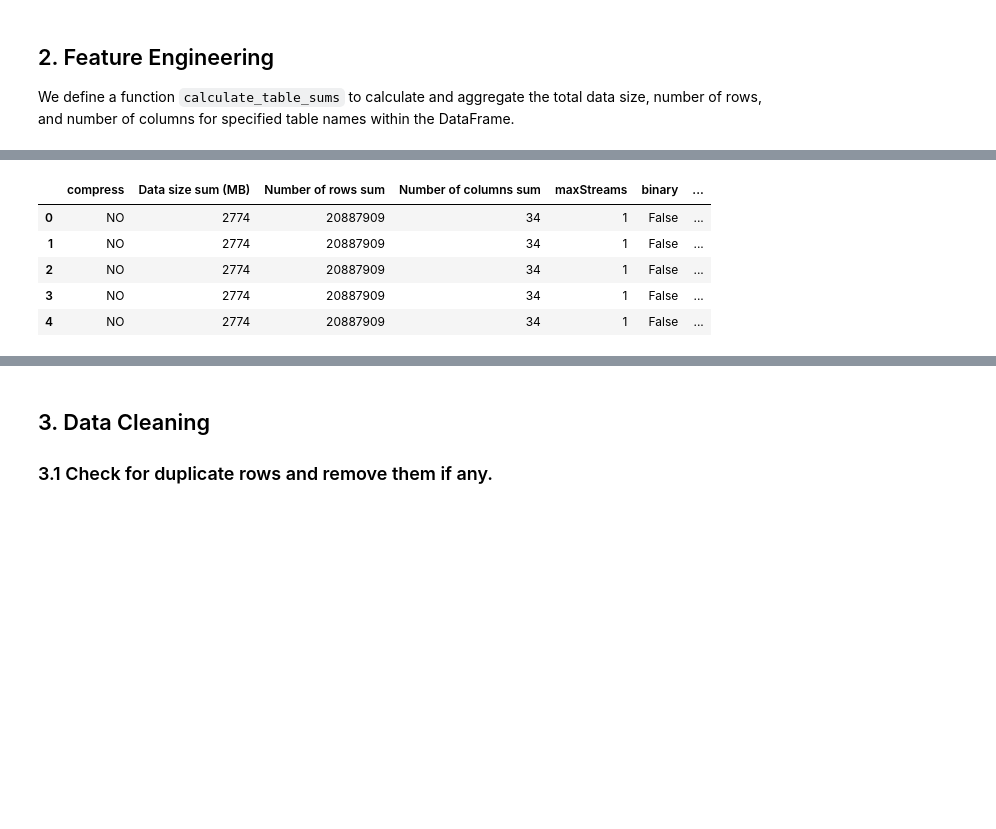
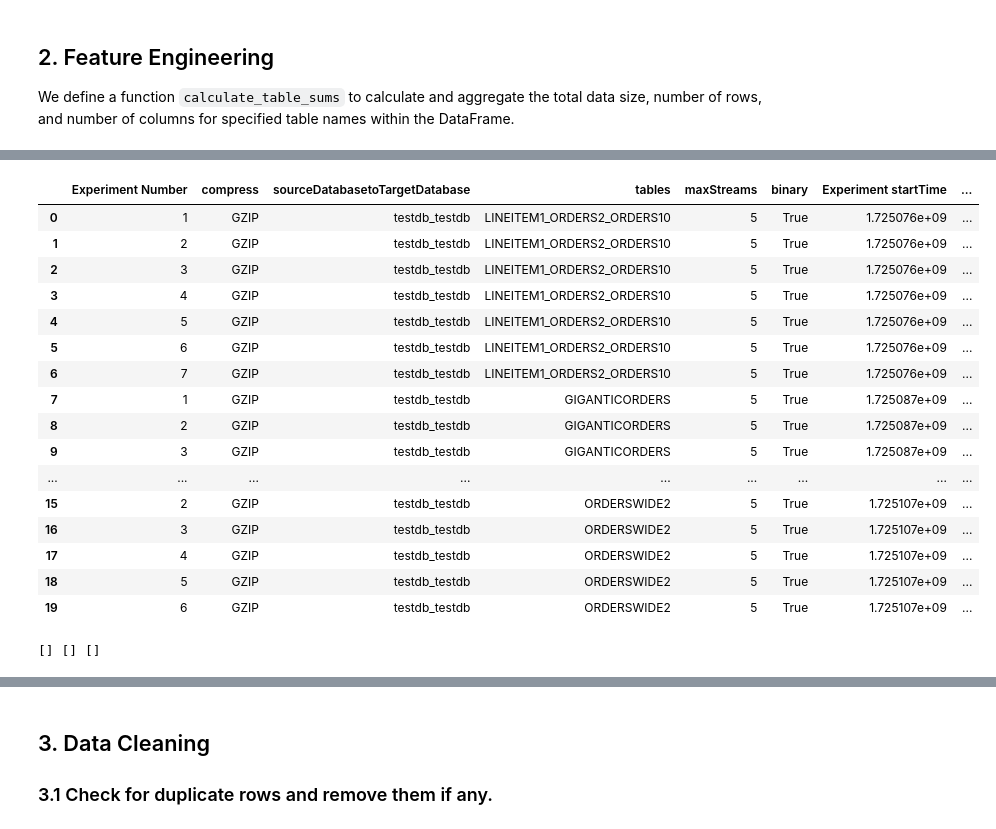
Before and after one commit to yorku-ease/DmML, a Jupyter notebook: db2_data_cleaning.ipynb, the cells around one changed output, grey strips where cells are left out. Drawn from its saved outputs; the diff is of its cells as text; code cells hidden in the pictures; blank space fills up the shorter version.

Commit message:
Trained the model on new data

```diff
--- a/db2_data_cleaning.ipynb
+++ b/db2_data_cleaning.ipynb
@@ -157,10 +272,7 @@ performance_dfs = [exp1_performance_df, exp2_performance_df, exp3_performance_df
                    exp13_performance_df, exp14_performance_df, exp15_performance_df,
                    exp16_performance_df, exp17_performance_df, exp18_performance_df,
                    exp19_performance_df, exp20_performance_df, exp21_performance_df,
-                   exp22_performance_df, exp23_performance_df, exp24_performance_df,
-                   v2_exp1_performance_df, v2_exp2_performance_df, v2_exp3_performance_df,
-                   v2_exp4_performance_df, v2_exp5_performance_df, v2_exp6_performance_df,
-                   v2_exp7_performance_df, v2_exp8_performance_df, v2_exp9_performance_df]
+                   exp22_performance_df, exp23_performance_df, exp24_performance_df]
 
 performance_df = pd.concat(performance_dfs, ignore_index=True)
 # %%
@@ -223,4 +353,2 @@ def calculate_table_sums(exp_df, tables_df):
 
     return exp_df
-# %%
-performance_df = calculate_table_sums(performance_df, tables_df)
@@ -229,3 +355 @@ performance_df = calculate_table_sums(performance_df, tables_df)
-# %%
-performance_df.drop(labels=['Experiment Number', 'sourceDatabasetoTargetDatabase', 'tables', 'TotalExperimentTime', 'totalPrecheckTime', 'TotalClearTime', 'Experiment startTime'], axis=1, inplace=True)
 # %%
@@ -248,12 +390,33 @@ df2_repeated = pd.concat([source_machine_df]*len(performance_df), ignore_index=T
 
 
 result_df = pd.concat([performance_df, df2_repeated], axis=1)
+# %%
+# Ensure that both DataFrames have the same column order
+v2_performance_df = v2_performance_df[result_df.columns]
+
+# Concatenate the two DataFrames
+result_df = pd.concat([v2_performance_df, result_df], ignore_index=True)
 # %%
-result_df.head()
+result_df.head(20)
 # %% [output]
-|  | compress | Data size sum (MB) | Number of rows sum | Number of columns sum | maxStreams | binary | ... |
-| 0 | NO | 2774 | 20887909 | 34 | 1 | False | ... |
-| 1 | NO | 2774 | 20887909 | 34 | 1 | False | ... |
-| 2 | NO | 2774 | 20887909 | 34 | 1 | False | ... |
-| 3 | NO | 2774 | 20887909 | 34 | 1 | False | ... |
-| 4 | NO | 2774 | 20887909 | 34 | 1 | False | ... |
+|  | Experiment Number | compress | sourceDatabasetoTargetDatabase | tables | maxStreams | binary | Experiment startTime | ... |
+| 0 | 1 | GZIP | testdb_testdb | LINEITEM1_ORDERS2_ORDERS10 | 5 | True | 1.725076e+09 | ... |
+| 1 | 2 | GZIP | testdb_testdb | LINEITEM1_ORDERS2_ORDERS10 | 5 | True | 1.725076e+09 | ... |
+| 2 | 3 | GZIP | testdb_testdb | LINEITEM1_ORDERS2_ORDERS10 | 5 | True | 1.725076e+09 | ... |
+| 3 | 4 | GZIP | testdb_testdb | LINEITEM1_ORDERS2_ORDERS10 | 5 | True | 1.725076e+09 | ... |
+| 4 | 5 | GZIP | testdb_testdb | LINEITEM1_ORDERS2_ORDERS10 | 5 | True | 1.725076e+09 | ... |
+| 5 | 6 | GZIP | testdb_testdb | LINEITEM1_ORDERS2_ORDERS10 | 5 | True | 1.725076e+09 | ... |
+| 6 | 7 | GZIP | testdb_testdb | LINEITEM1_ORDERS2_ORDERS10 | 5 | True | 1.725076e+09 | ... |
+| 7 | 1 | GZIP | testdb_testdb | GIGANTICORDERS | 5 | True | 1.725087e+09 | ... |
+| 8 | 2 | GZIP | testdb_testdb | GIGANTICORDERS | 5 | True | 1.725087e+09 | ... |
+| 9 | 3 | GZIP | testdb_testdb | GIGANTICORDERS | 5 | True | 1.725087e+09 | ... |
+| ... | ... | ... | ... | ... | ... | ... | ... | ... |
+| 15 | 2 | GZIP | testdb_testdb | ORDERSWIDE2 | 5 | True | 1.725107e+09 | ... |
+| 16 | 3 | GZIP | testdb_testdb | ORDERSWIDE2 | 5 | True | 1.725107e+09 | ... |
+| 17 | 4 | GZIP | testdb_testdb | ORDERSWIDE2 | 5 | True | 1.725107e+09 | ... |
+| 18 | 5 | GZIP | testdb_testdb | ORDERSWIDE2 | 5 | True | 1.725107e+09 | ... |
+| 19 | 6 | GZIP | testdb_testdb | ORDERSWIDE2 | 5 | True | 1.725107e+09 | ... |
+# %%
+result_df = calculate_table_sums(result_df, tables_df)
+# %% [output]
+[] [] []
```
Also changed, not shown: parts of 50 cells of this notebook.
